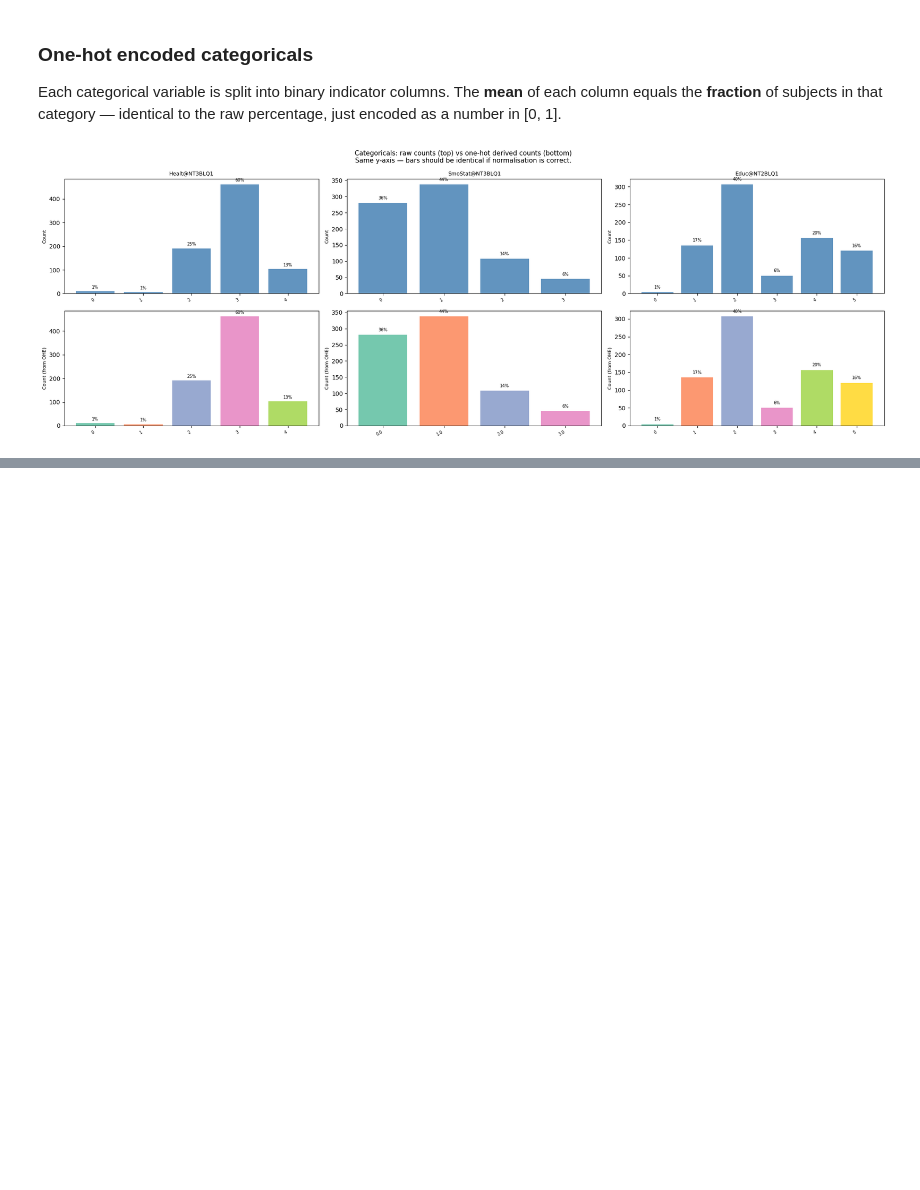
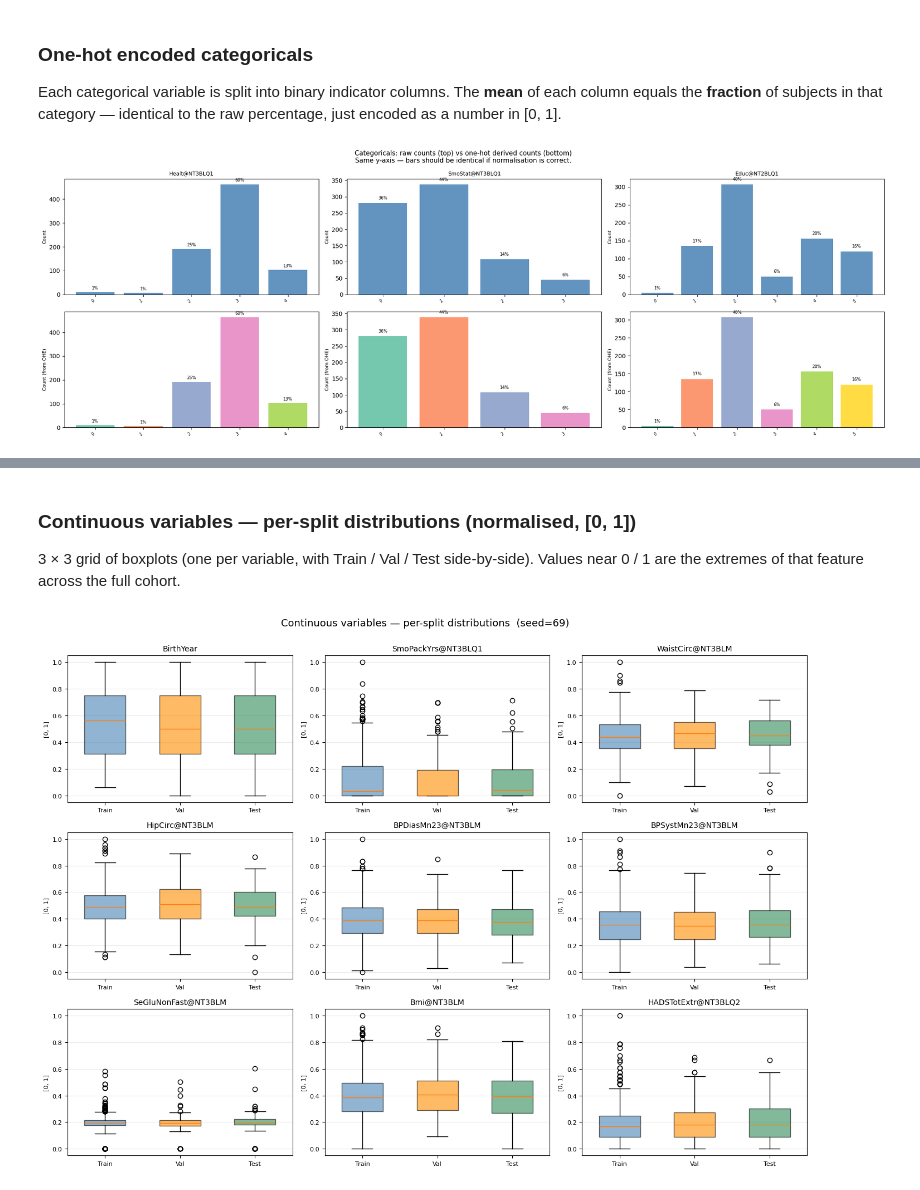
Before and after one commit to flippi321/NTNU-Master-project, a Jupyter notebook: feature_split_analysis.ipynb, the cells around one changed output, grey strips where cells are left out. Saved outputs shown, nothing was run; the diff lists cells and outputs as text; code cells hidden in the pictures; blank space fills up the shorter version.

```diff
--- a/feature_split_analysis.ipynb
+++ b/feature_split_analysis.ipynb
@@ -477,19 +489,0 @@ Box plots and overlapping density histograms. Values near 0 / 1 indicate the ext
-# %%
-ncols = 3
-nrows = (len(CONTINUOUS) + ncols - 1) // ncols
-fig, axes = plt.subplots(nrows, ncols, figsize=(16, 4 * nrows))
-for ax, col in zip(axes.flat, CONTINUOUS):
-    data_by_split = [norm_s[norm_s['split']==s][col].dropna() for s in SPLIT_NAMES]
-    bp = ax.boxplot(data_by_split, tick_labels=['Train','Val','Test'],
-                    patch_artist=True, widths=0.5)
-    for patch, color in zip(bp['boxes'], SPLIT_COLORS):
-        patch.set_facecolor(color); patch.set_alpha(0.55)
-    ax.set_ylim(-0.05, 1.05)
-    ax.set_title(col, fontsize=9)
-    ax.tick_params(labelsize=7)
-for ax in axes.flat[len(CONTINUOUS):]:
-    ax.set_visible(False)
-plt.suptitle(f'Continuous variables — per-split boxplots (normalised, seed={SEED})',
-             fontsize=13, y=1.01)
-plt.tight_layout()
-plt.show()
@@ -658,0 +490,33 @@ One-hot column means per split  (mean = fraction with that category)
+# %% [markdown]
+### Continuous variables — per-split distributions (normalised, [0, 1])
+
+3 × 3 grid of boxplots (one per variable, with Train / Val / Test side-by-side).
+Values near 0 / 1 are the extremes of that feature across the full cohort.
+# %%
+ncols = 3
+nrows = 3  # 9 continuous variables fit exactly in a 3x3 grid
+fig, axes = plt.subplots(nrows, ncols, figsize=(14, 10))
+
+for ax, col in zip(axes.flat, CONTINUOUS):
+    data_by_split = [norm_s[norm_s['split']==s][col].dropna() for s in SPLIT_NAMES]
+    bp = ax.boxplot(data_by_split, tick_labels=['Train', 'Val', 'Test'],
+                    patch_artist=True, widths=0.55)
+    for patch, color in zip(bp['boxes'], SPLIT_COLORS):
+        patch.set_facecolor(color); patch.set_alpha(0.6)
+    ax.set_ylim(-0.05, 1.05)
+    ax.set_title(col, fontsize=10)
+    ax.set_ylabel('[0, 1]', fontsize=8)
+    ax.tick_params(labelsize=8)
+    ax.grid(axis='y', alpha=0.25)
+
+# Hide any leftover axes (none expected for 9 vars / 9 cells)
+for ax in axes.flat[len(CONTINUOUS):]:
+    ax.set_visible(False)
+
+plt.suptitle(f'Continuous variables — per-split distributions  (seed={SEED})',
+             fontsize=13, y=1.00)
+plt.tight_layout()
+plt.savefig(f'{FIG_DIR}/split_continuous.png', dpi=150, bbox_inches='tight')
+plt.show()
+# %% [output]
+[figure, added]
```
Also changed, not shown: parts of 29 cells of this notebook, 3 other files.
